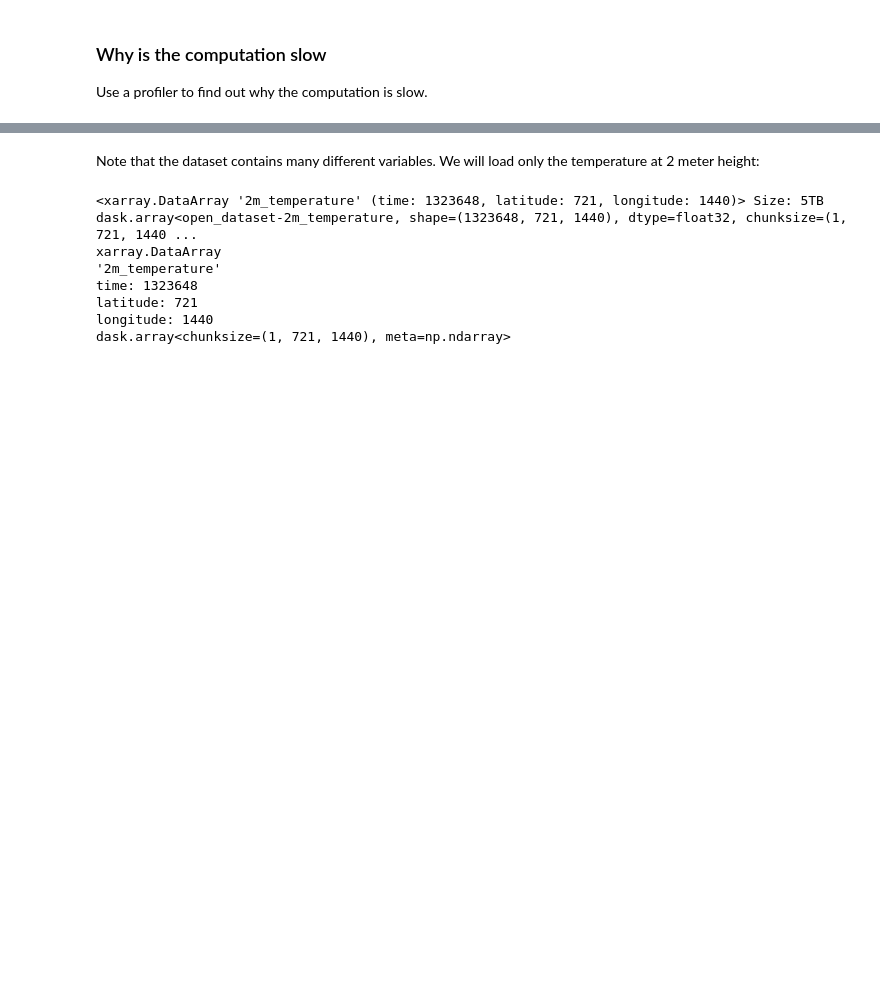
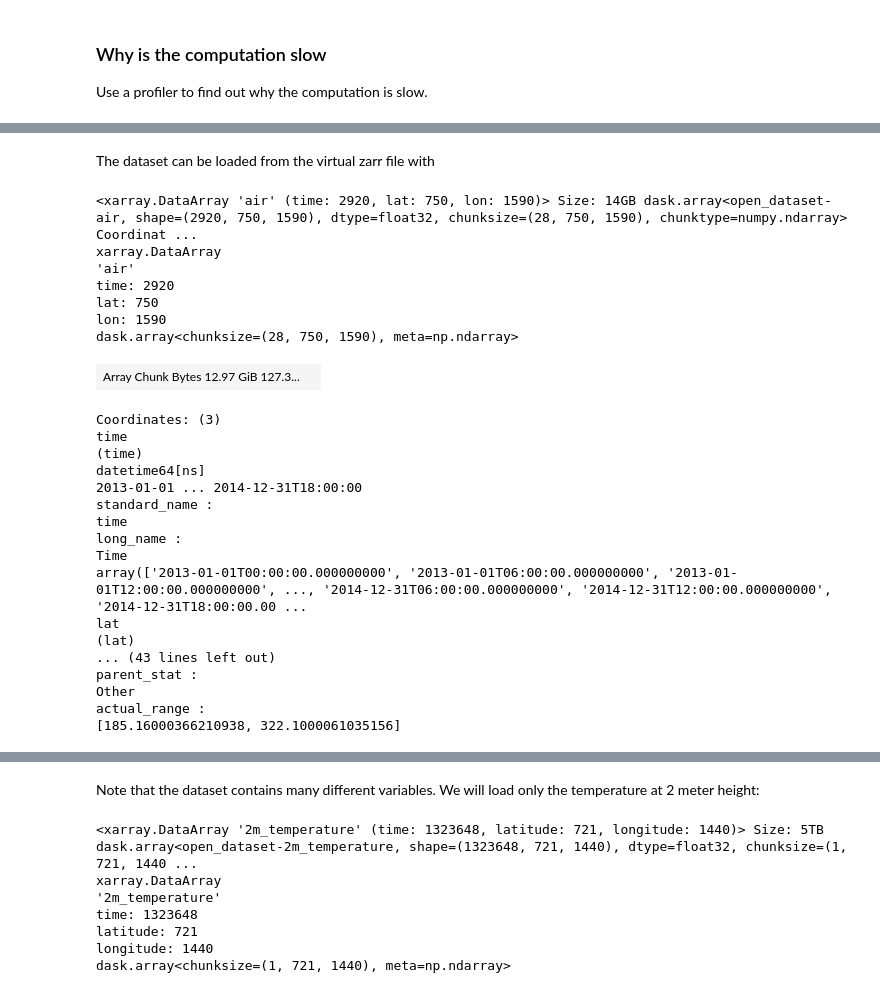
Before and after one commit to bouweandela/parallel-python-xarray-dask-example, a Jupyter notebook: notebook.ipynb, the cells around one changed output, grey strips where cells are left out. Cells and saved outputs as stored; diff of their text form; code cells hidden in the pictures; blank space fills up the shorter version.

```diff
--- a/notebook.ipynb
+++ b/notebook.ipynb
@@ -369,0 +458,35 @@ py-spy> Visit https://www.speedscope.app/ to view
+# %% [markdown]
+The dataset can be loaded from the virtual zarr file with
+# %%
+ds = xr.open_dataset(
+    'tutorial.json',
+    engine="kerchunk",
+    chunks="auto",
+)
+ds.air
+# %% [output]
+<xarray.DataArray 'air' (time: 2920, lat: 750, lon: 1590)> Size: 14GB dask.array<open_dataset-air, shape=(2920, 750, 1590), dtype=float32, chunksize=(28, 750, 1590), chunktype=numpy.ndarray> Coordinat ...
+xarray.DataArray
+'air'
+time: 2920
+lat: 750
+lon: 1590
+dask.array<chunksize=(28, 750, 1590), meta=np.ndarray>
+| Array Chunk Bytes 12.97 GiB 127.3... |  |
+Coordinates: (3)
+time
+(time)
+datetime64[ns]
+2013-01-01 ... 2014-12-31T18:00:00
+standard_name :
+time
+long_name :
+Time
+array(['2013-01-01T00:00:00.000000000', '2013-01-01T06:00:00.000000000', '2013-01-01T12:00:00.000000000', ..., '2014-12-31T06:00:00.000000000', '2014-12-31T12:00:00.000000000', '2014-12-31T18:00:00.00 ...
+lat
+(lat)
+... (43 lines left out)
+parent_stat :
+Other
+actual_range :
+[185.16000366210938, 322.1000061035156]
```
Also changed, not shown: parts of 30 cells of this notebook, 2 other files.
